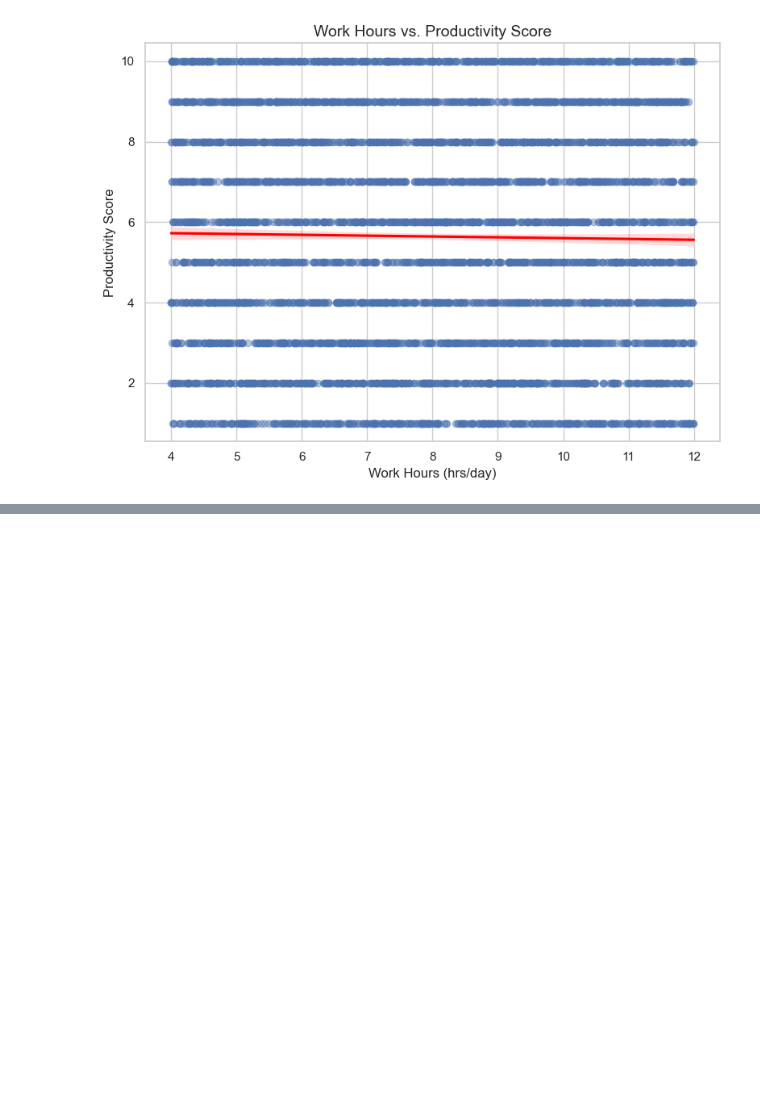
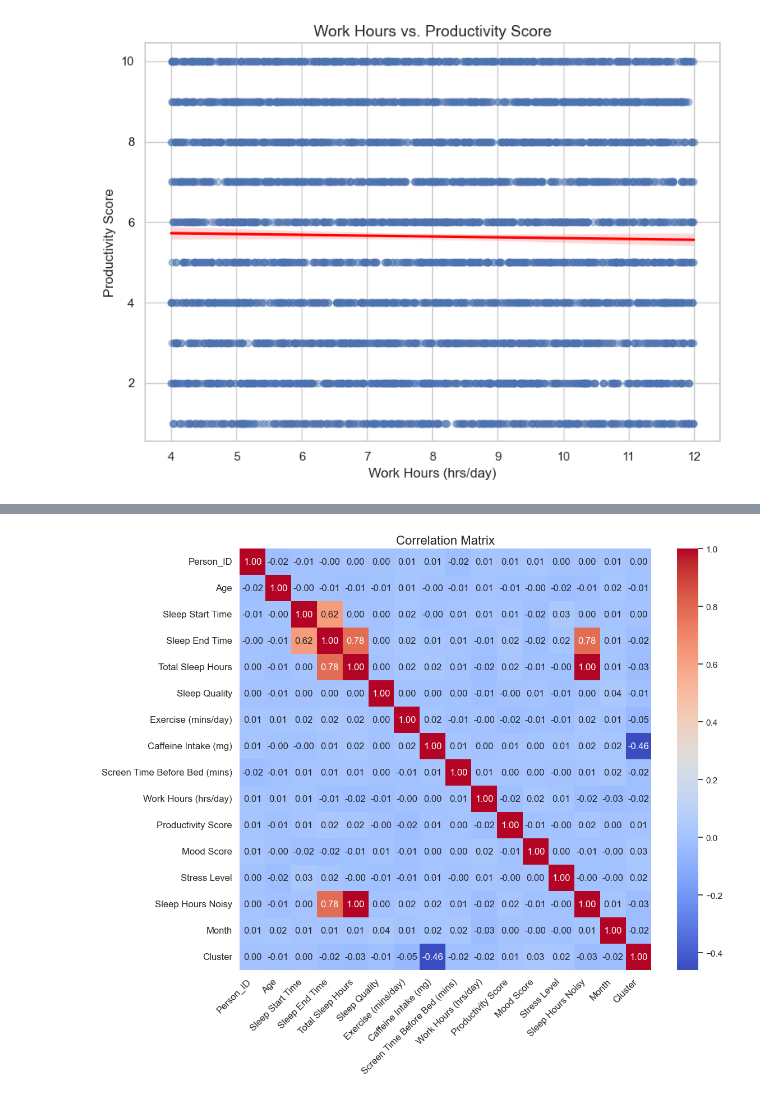
Before and after one commit to Sahil167863/I320DSleep_Project, a Jupyter notebook: SleepCycle_Productivity.ipynb, the cells around one changed output, grey strips where cells are left out. Cells and saved outputs as stored; diff of their text form; code cells hidden in the pictures; blank space fills up the shorter version.

```diff
--- a/SleepCycle_Productivity.ipynb
+++ b/SleepCycle_Productivity.ipynb
@@ -182,0 +261,16 @@ Correlation between Work Hours and Productivity Score: -0.02
+# %%
+import seaborn as sns
+import matplotlib.pyplot as plt
+
+corr = data.corr(numeric_only=True)
+
+# Create the heatmap with larger font size for annotations and adjusted labels
+plt.figure(figsize=(12,10))  # Increase figure size for better readability
+sns.heatmap(corr, annot=True, cmap='coolwarm', fmt='.2f', annot_kws={'size': 12})  # Set annotation font size
+plt.title('Correlation Matrix', fontsize=16)  # Increase title font size
+plt.xticks(rotation=45, ha='right', fontsize=12)  # Rotate x-axis labels
+plt.yticks(rotation=0, fontsize=12)  # Set y-axis label size
+plt.tight_layout()  # Adjust layout to prevent clipping of labels
+plt.show()
+# %% [output]
+[figure, added]
```
Also changed, not shown: parts of 16 cells of this notebook.
